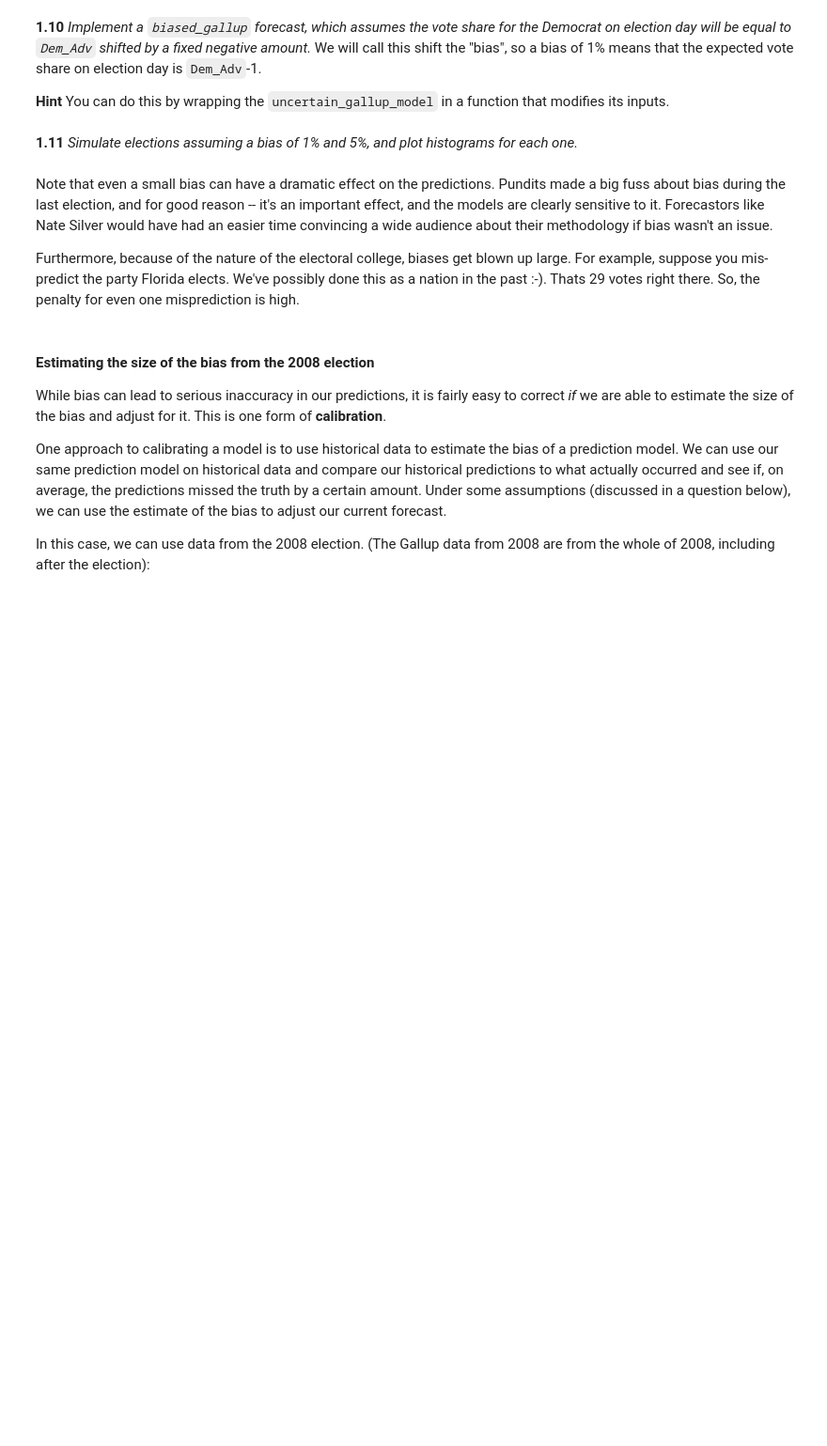
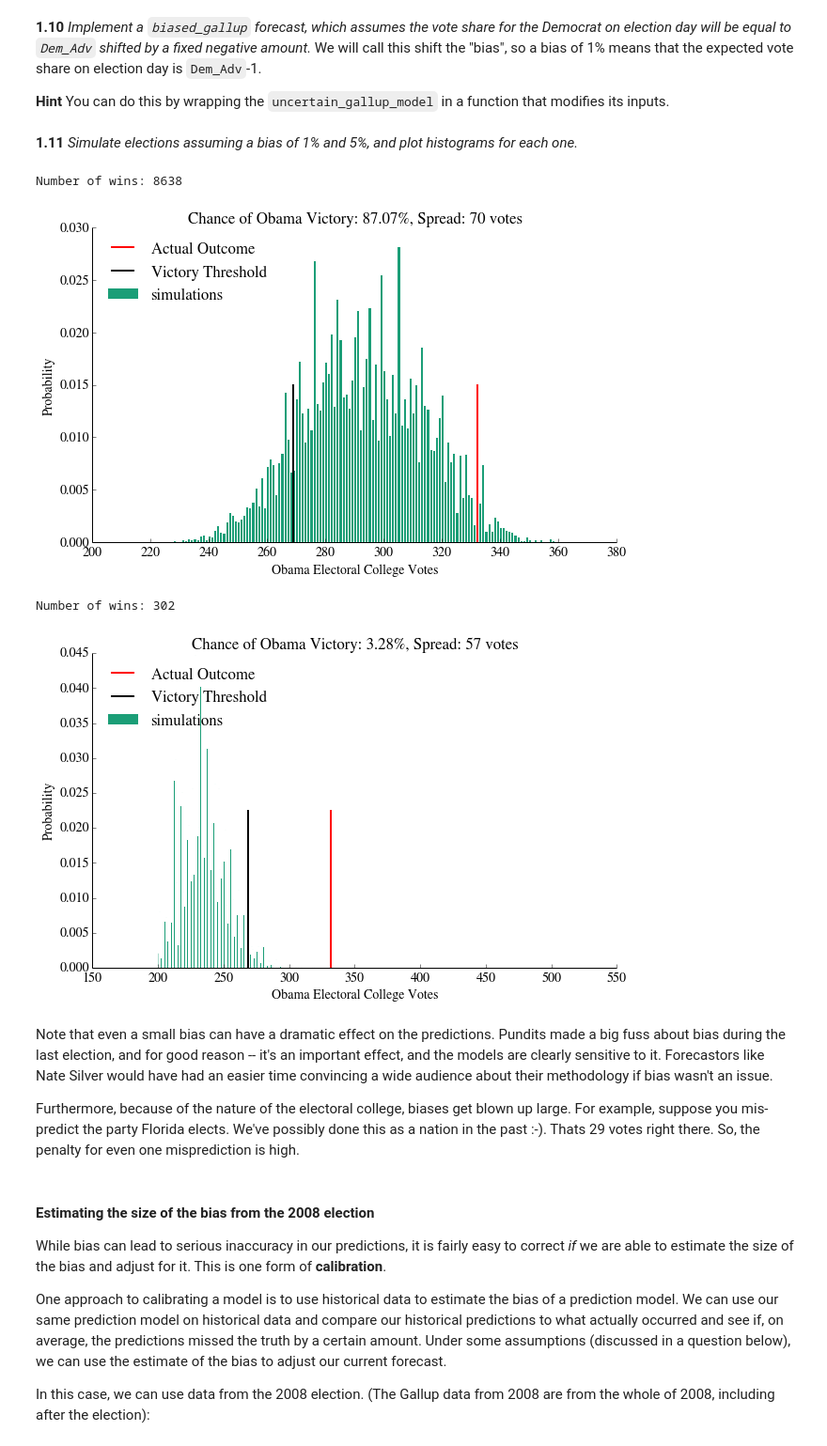
Before and after one commit to nikogamulin/DataScience, a Jupyter notebook: cs109/homeworks/HW2/HW2.ipynb, the cells around one changed output. Shown at 94% size. Drawn from its saved outputs; the diff is of its cells as text; code cells hidden in the pictures; blank space fills up the shorter version.

```diff
--- a/cs109/homeworks/HW2/HW2.ipynb
+++ b/cs109/homeworks/HW2/HW2.ipynb
@@ -494,6 +530,11 @@ model : DataFrame
     model.index should be set to gallup.index (that is, it should be indexed by state name)
 """
 # your code here
+from scipy.special import erf
+def uncertain_gallup_model(df):
+    sigma = 3
+    cdf = 0.5*(1+erf(df.Dem_Adv/np.sqrt(2*sigma**2)))
+    return pd.DataFrame(dict(Obama=cdf), index=df.index)
 # %% [markdown]
 We construct the model by estimating the probabilities:
 # %%
@@ -548,5 +593,9 @@ Examples
 >>> .460172
 """
 #your code here
+def biased_gallup(gallup, bias):
+    g2 = gallup.copy()
+    g2.Dem_Adv -= bias
+    return uncertain_gallup_model(g2)
 # %% [markdown]
 **1.11** *Simulate elections assuming a bias of 1% and 5%, and plot histograms for each one.*
@@ -555,3 +602,21 @@ Examples
+# %%
+#your code here
+model = biased_gallup(gallup_2012, 1)
+model = model.join(electoral_votes)
+prediction = simulate_election(model, 10000)
+plot_simulation(prediction)
+plt.show()
+
+model = biased_gallup(gallup_2012, 5)
+model = model.join(electoral_votes)
+prediction = simulate_election(model, 10000)
+plot_simulation(prediction)
+plt.show()
+# %% [output]
+Number of wins: 8638
+[figure, added]
+Number of wins: 302
+[figure, added]
 # %% [markdown]
 Note that even a small bias can have a dramatic effect on the predictions. Pundits made a big fuss about bias during the last election, and for good reason -- it's an important effect, and the models are clearly sensitive to it. Forecastors like Nate Silver would have had an easier time convincing a wide audience about their methodology if bias wasn't an issue.
 
```
Also changed, not shown: parts of 17 cells of this notebook.
